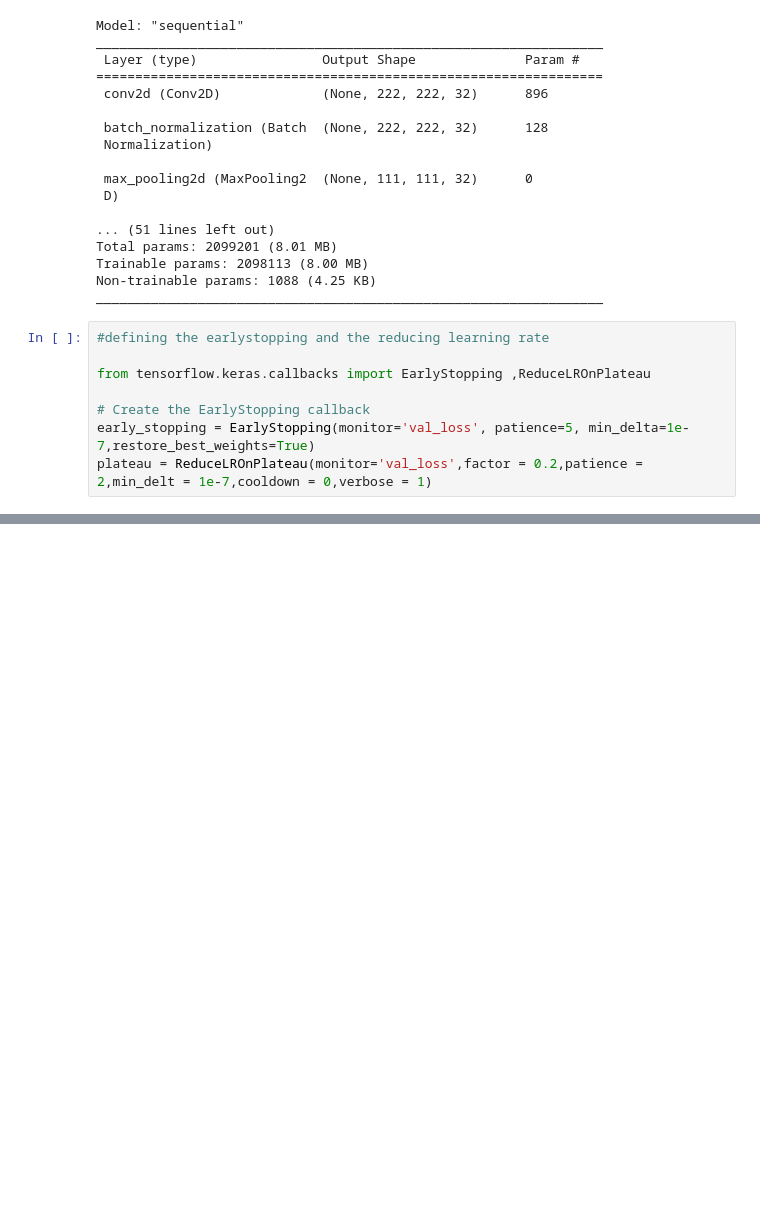
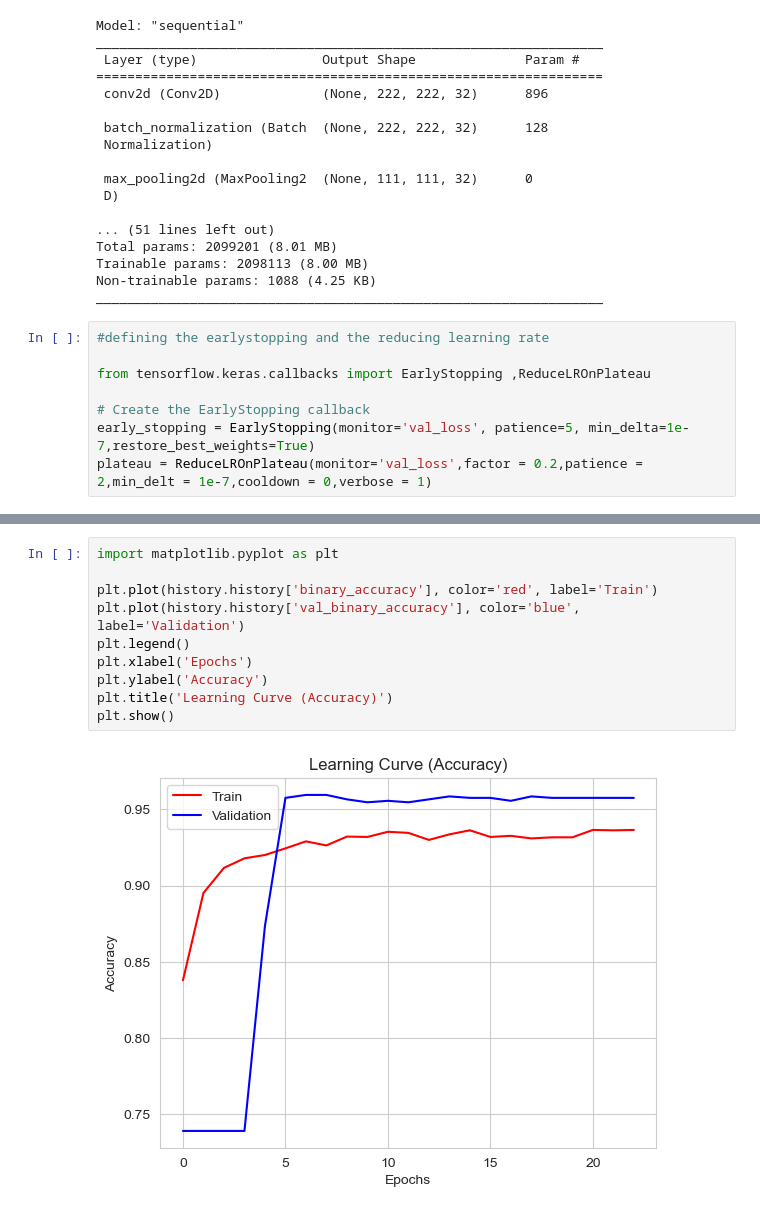
Before and after one commit to noelsj007/Pneumonia_detection_model, a Jupyter notebook: PneumoniaCNN.ipynb, the cells around one changed output, grey strips where cells are left out. Saved outputs shown, nothing was run; the diff lists cells and outputs as text; blank space fills up the shorter version.

```diff
--- a/PneumoniaCNN.ipynb
+++ b/PneumoniaCNN.ipynb
@@ -248,0 +264,12 @@ Epoch 2/50
+# %%
+import matplotlib.pyplot as plt
+
+plt.plot(history.history['binary_accuracy'], color='red', label='Train')
+plt.plot(history.history['val_binary_accuracy'], color='blue', label='Validation')
+plt.legend()
+plt.xlabel('Epochs')
+plt.ylabel('Accuracy')
+plt.title('Learning Curve (Accuracy)')
+plt.show()
+# %% [output]
+[figure, added]
```
Also changed, not shown: parts of 8 cells of this notebook.
